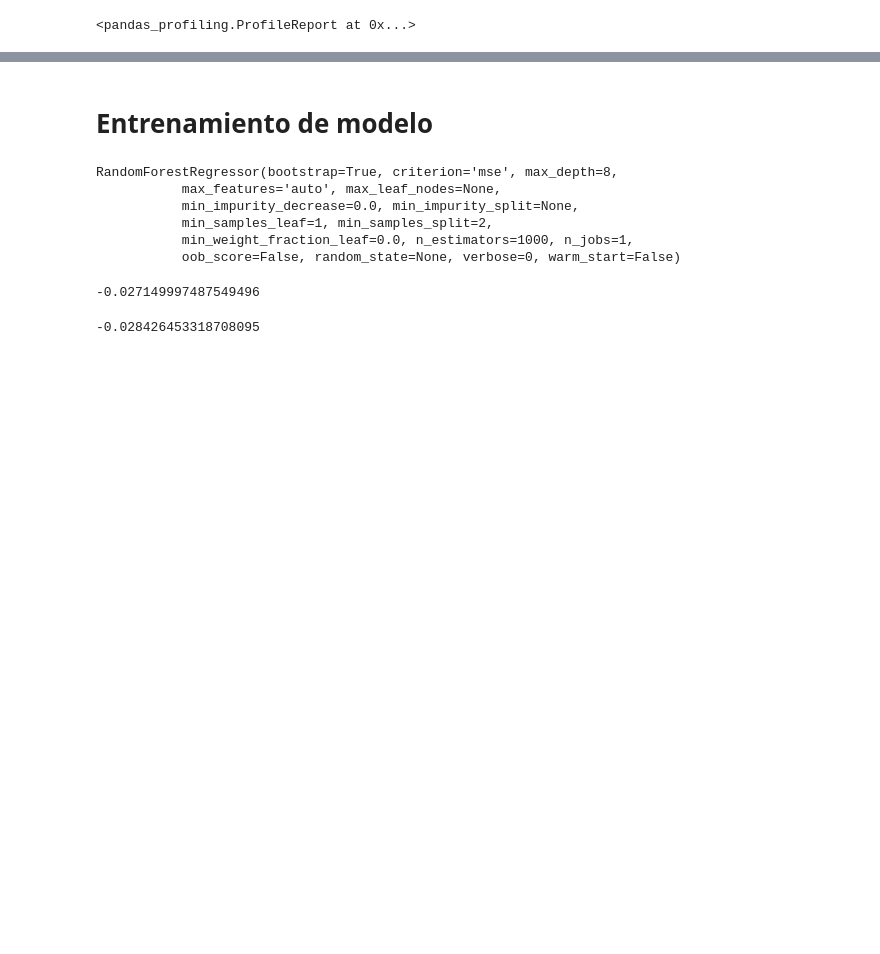
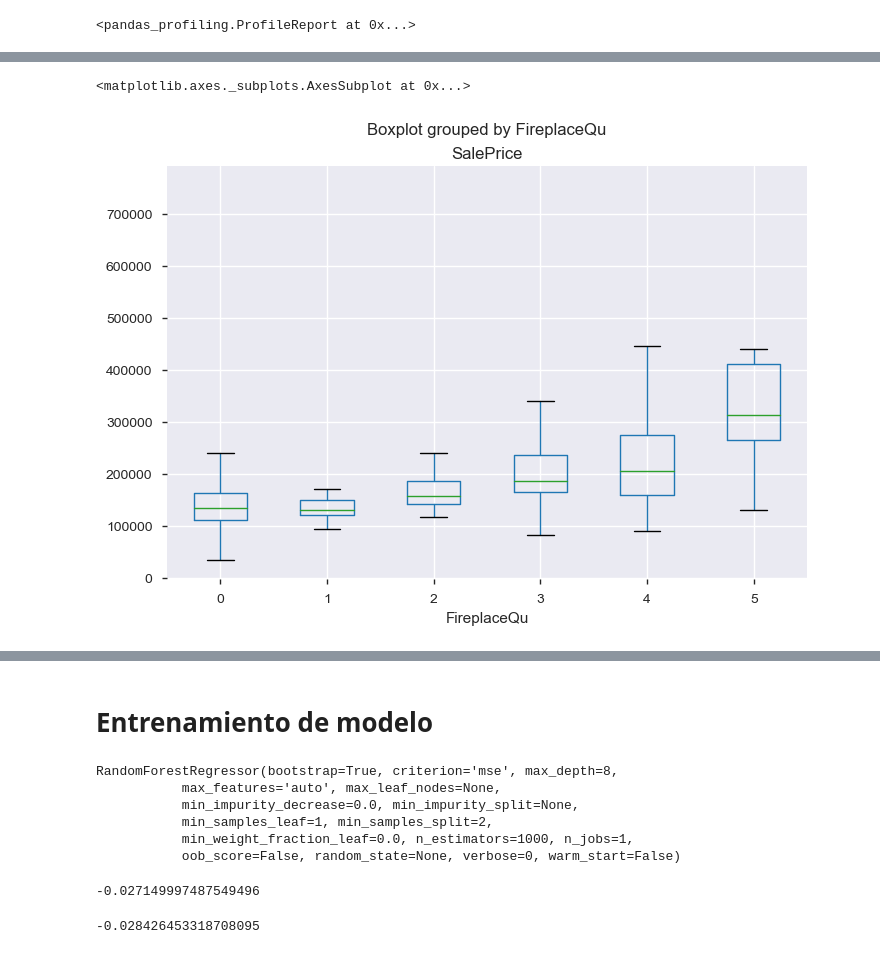
Before and after one commit to Darocar/machine_learning, a Jupyter notebook: house pricing/Untitled.ipynb, the cells around one changed output, grey strips where cells are left out. Drawn from its saved outputs; the diff is of its cells as text; code cells hidden in the pictures; blank space fills up the shorter version.

```diff
--- a/house pricing/Untitled.ipynb
+++ b/house pricing/Untitled.ipynb
@@ -32,20 +87,39 @@ df[df['GarageYrBlt'] > df['YrSold']]
 df['Alley'] = df['Alley'].fillna('No Alley')
 
 df['BsmtCond'] = df['BsmtCond'].fillna('NoBsmt')
-df['BsmtQual'] = df['BsmtQual'].fillna('NoBsmt')
+df['BsmtQual'] = df['BsmtQual'].fillna('NA')
 df['BsmtExposure'] = df['BsmtExposure'].fillna('NoBsmt')
 df['BsmtFinType1'] = df['BsmtFinType1'].fillna('NoBsmt')
 df['BsmtFinType2'] = df['BsmtFinType2'].fillna('NoBsmt')
 df['Fence'] = df['Fence'].fillna('NoFence')
-df['FireplaceQu'] = df['FireplaceQu'].fillna('NoFirePlace')
+df['FireplaceQu'] = df['FireplaceQu'].fillna('NA')
 df['GarageCond'] = df['GarageCond'].fillna('NoGarage')
 df['GarageFinish'] = df['GarageFinish'].fillna('NoGarage')
 df['GarageYrBlt'] = df['GarageYrBlt'].fillna('NoGarage').apply(lambda x: str(x) if type(x) != 'str' else x)
 df['GarageType'] = df['GarageType'].fillna('NoGarage')
 df['GarageQual'] = df['GarageQual'].fillna('NoGarage')
-df['LotFrontage'] = df['LotFrontage'].fillna(df['LotFrontage'].median())
+df['LotFrontage'] = df['LotFrontage'].fillna(train['LotFrontage'].median())
 df['MiscFeature'] = df['MiscFeature'].fillna('NoMisc')
 df['PoolQC'] = df['PoolQC'].fillna('NoPool')
+df['ExterQual'] = df['ExterQual'].fillna('No')
+df['MasVnrArea'] = df['MasVnrArea'].fillna(0)
+df['MasVnrType'] = df['MasVnrType'].fillna(0)
+df['MSZoning'] = df['MSZoning'].fillna(train['MSZoning'].mode()[0])
+df['Utilities'] = df['Utilities'].fillna(train['Utilities'].mode()[0])
+df['Exterior1st'] = df['Exterior1st'].fillna(train['Exterior1st'].mode()[0])
+df['Exterior2nd'] = df['Exterior2nd'].fillna(train['Exterior2nd'].mode()[0])
+df['KitchenQual'] = df['KitchenQual'].fillna(train['KitchenQual'].mode()[0])
+df['Functional'] = df['Functional'].fillna(train['Functional'].mode()[0])
+df['GarageCars'] = df['GarageCars'].fillna(train['GarageCars'].mode()[0])
+df['GarageArea'] = df['GarageArea'].fillna(train['GarageArea'].mode()[0])
+df['SaleType'] = df['SaleType'].fillna(train['SaleType'].mode()[0])
+df['BsmtFinSF1'] = df['BsmtFinSF1'].fillna(train['BsmtFinSF1'].median())
+df['BsmtFinSF2'] = df['BsmtFinSF2'].fillna(train['BsmtFinSF2'].median())
+df['TotalBsmtSF'] = df['TotalBsmtSF'].fillna(train['TotalBsmtSF'].median())
+df['BsmtFullBath'] = df['BsmtFullBath'].fillna(train['BsmtFullBath'].mode()[0])
+df['BsmtHalfBath'] = df['BsmtHalfBath'].fillna(train['BsmtHalfBath'].mode()[0])
+df['BsmtUnfSF'] = df['BsmtUnfSF'].fillna(train['BsmtUnfSF'].median())
+df['Electrical'] = df['Electrical'].fillna(train['Electrical'].mode()[0])
 # %%
 dicts = {'BsmtCond':{'Ex':5,'Gd':4, 'TA':3, 'Fa':2,'Po':1, 'NoBsmt':0},
                'BsmtQual':{'Ex':5,'Gd':4, 'TA':3, 'Fa':2,'Po':1, 'NoBsmt':0},
@@ -57,7 +131,18 @@ dicts = {'BsmtCond':{'Ex':5,'Gd':4, 'TA':3, 'Fa':2,'Po':1, 'NoBsmt':0},
              'GarageCond':{'Ex':5,'Gd':4,'TA':3,'Fa':2,'Po':1,'NoGarage':0},
              'GarageQual':{'Ex':5,'Gd':4,'TA':3,'Fa':2,'Po':1,'NoGarage':0},
              'GarageFinish':{'Fin':3,'RFn':2,'Unf':1,'NoGarage':0},
-             'PoolQC':{'Ex':4,'Gd':3, 'TA':2, 'Fa':1, 'NoPool':0}
+             'PoolQC':{'Ex':4,'Gd':3, 'TA':2, 'Fa':1, 'NoPool':0},
+             'MSSubClass':{20:'1 story 1946+', 30:'1 story 1945-', 40:'1 story unf attic', 45:'1,5 story unf', 50:'1,5 story fin',
+                           60:'2 story 1946+', 70:'2 story 1945-', 75:'2,5 story all ages', 80:'split/multi level', 85:'split foyer',
+                           90:'duplex all style/age', 120:'1 story PUD 1946+', 150:'1,5 story PUD all',
+                           160:'2 story PUD 1946+', 180:'PUD multilevel', 190:'2 family conversion'},
+             'FireplaceQu':{'NA':0, 'Po':1,'Fa':2,'TA':3,'Gd':4, 'Ex':5},
+             'ExterQual':{'Ex':5,'Gd':4, 'TA':3, 'Fa':2,'Po':1, 'No':0}
             }
 
 df_prepared = df.replace(to_replace=dicts)
+# %%
+df_prepared['IsRemod'] = df_prepared.apply(lambda row: 0 if (row['YearBuilt'] == row['YearRemodAdd']) else 1, axis = 1 )
+df_prepared['IsNew'] = df_prepared.apply(lambda row: 1 if (row['YearBuilt'] == row['YrSold']) else 0, axis = 1 )
+df_prepared['Ant'] = df_prepared['YrSold']-df_prepared['YearRemodAdd']
+df_prepared['MoSold'] = df_prepared['MoSold'].apply(lambda x: str(x))
@@ -63,0 +169,5 @@ df_prepared = df.replace(to_replace=dicts)
+# %%
+df_prepared.boxplot(by = 'FireplaceQu',column= 'SalePrice')
+# %% [output]
+<matplotlib.axes._subplots.AxesSubplot at 0x...>
+[figure, added]
```
Also changed, not shown: parts of 21 cells of this notebook.
